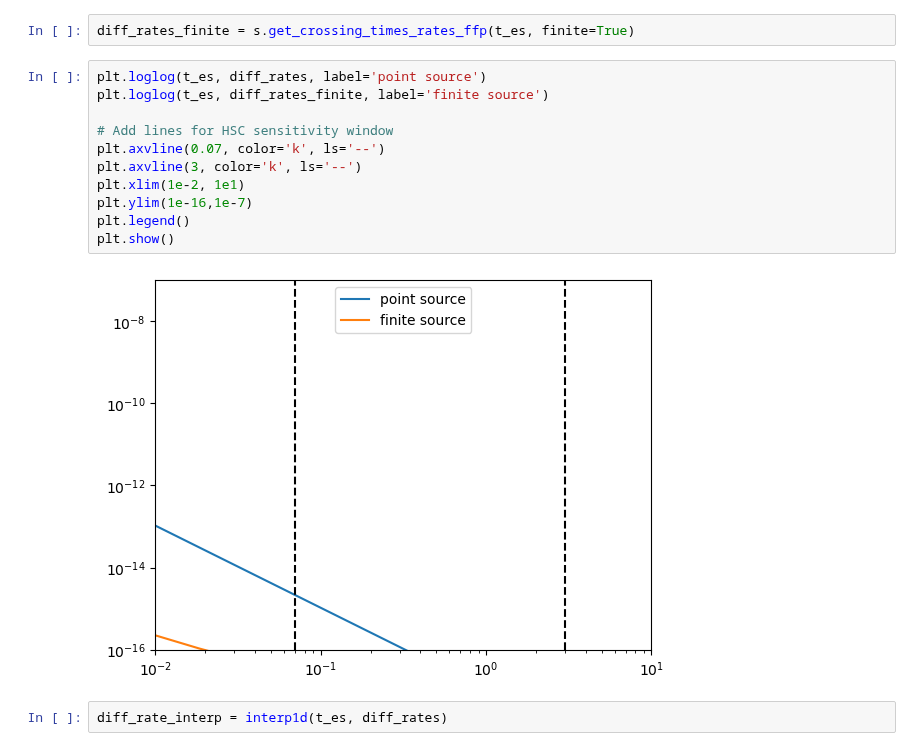
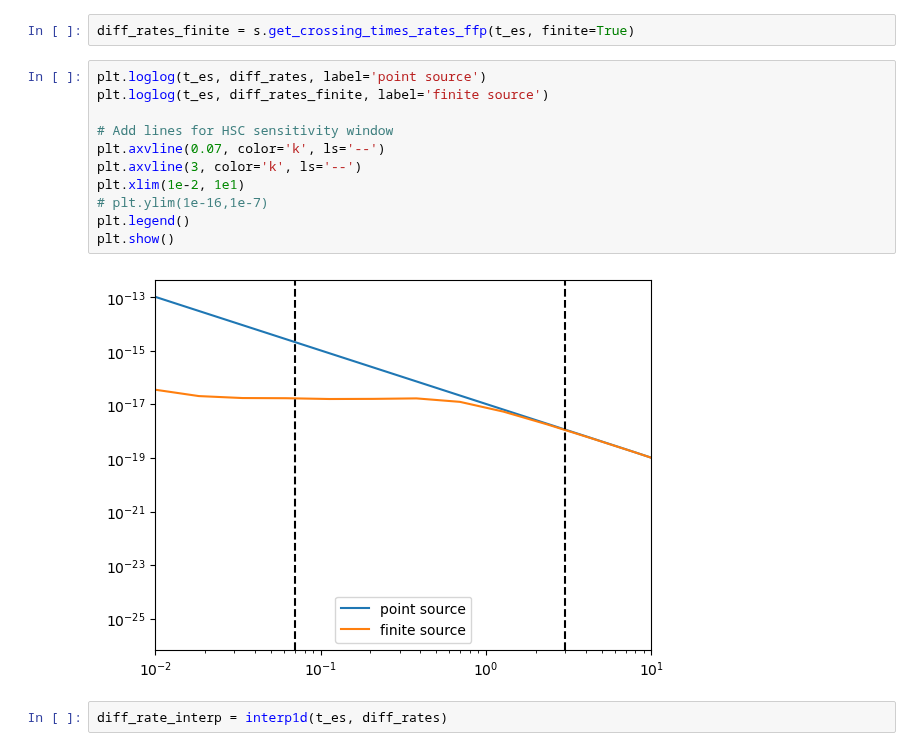
Before and after one commit to NolanSmyth/LensCalcPy, a Jupyter notebook: examples/hsc_ffp.ipynb, the cells around one changed output. Saved outputs shown, nothing was run; the diff lists cells and outputs as text.

```diff
--- a/examples/hsc_ffp.ipynb
+++ b/examples/hsc_ffp.ipynb
@@ -42,16 +42,16 @@ diff_rates_finite = s.get_crossing_times_rates_ffp(t_es, finite=True)
 # %%
 plt.loglog(t_es, diff_rates, label='point source')
 plt.loglog(t_es, diff_rates_finite, label='finite source')
 
 # Add lines for HSC sensitivity window
 plt.axvline(0.07, color='k', ls='--')
 plt.axvline(3, color='k', ls='--')
 plt.xlim(1e-2, 1e1)
-plt.ylim(1e-16,1e-7)
+# plt.ylim(1e-16,1e-7)
 plt.legend()
 plt.show()
 # %% [output]
-[figure, old version]
+[figure, new version]
 # %%
 diff_rate_interp = interp1d(t_es, diff_rates)
 # %%
```
Also changed, not shown: parts of 18 cells of this notebook, 3 other files.
